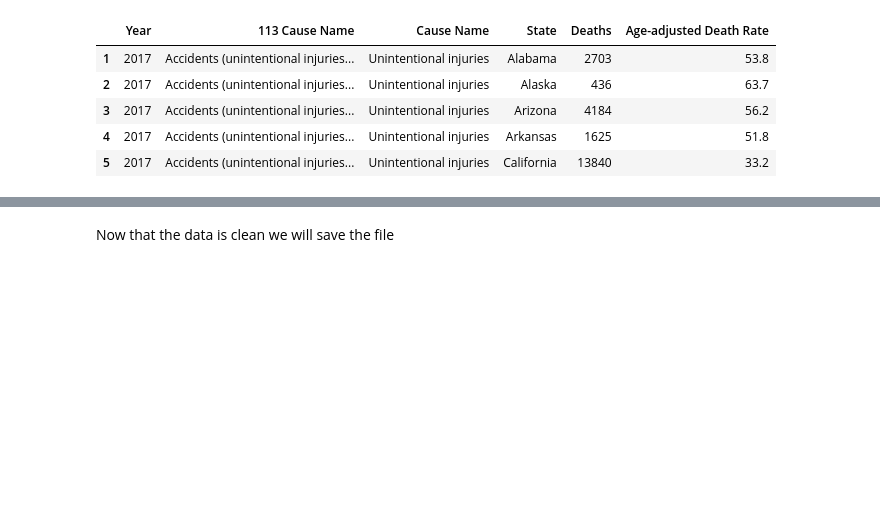
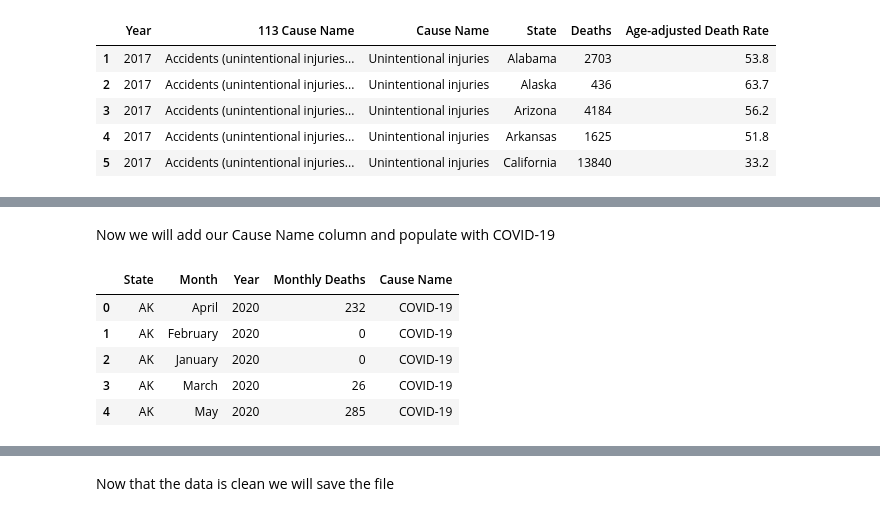
Before and after one commit to Walk509/Coronavirus-Viz-Cleaning, a Jupyter notebook: HealthData.ipynb, the cells around one changed output, grey strips where cells are left out. Saved outputs shown, nothing was run; the diff lists cells and outputs as text; code cells hidden in the pictures; blank space fills up the shorter version.

```diff
--- a/HealthData.ipynb
+++ b/HealthData.ipynb
@@ -108,0 +200,13 @@ clean_df.head(5)
+# %% [markdown]
+Now we will add our Cause Name column and populate with COVID-19
+# %%
+df3['Cause Name'] = "COVID-19"
+# %%
+df3.head(5)
+# %% [output]
+|  | State | Month | Year | Monthly Deaths | Cause Name |
+| 0 | AK | April | 2020 | 232 | COVID-19 |
+| 1 | AK | February | 2020 | 0 | COVID-19 |
+| 2 | AK | January | 2020 | 0 | COVID-19 |
+| 3 | AK | March | 2020 | 26 | COVID-19 |
+| 4 | AK | May | 2020 | 285 | COVID-19 |
```
Also changed, not shown: parts of 28 cells of this notebook.
